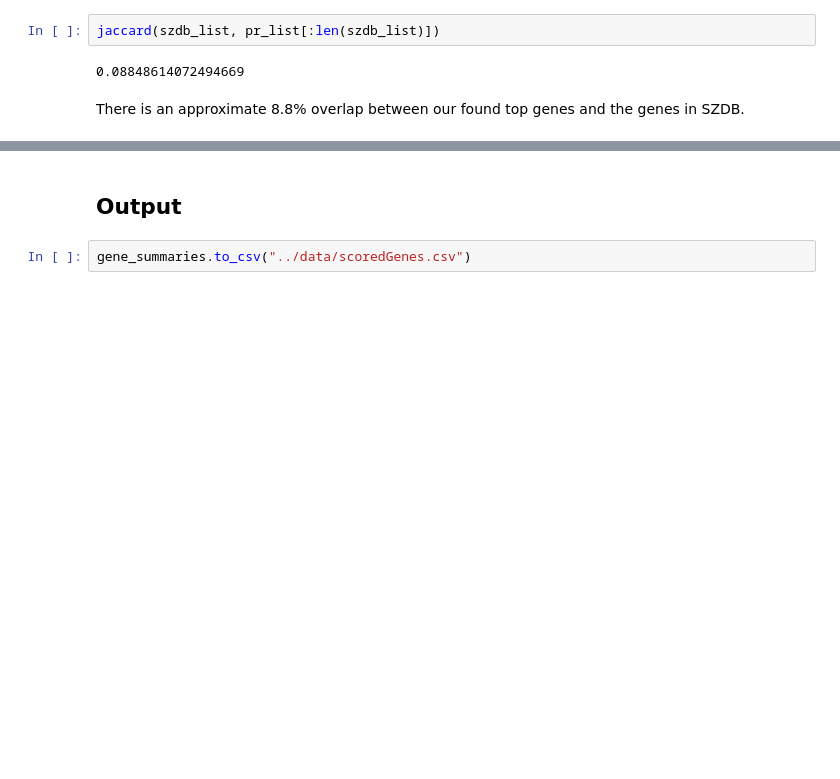
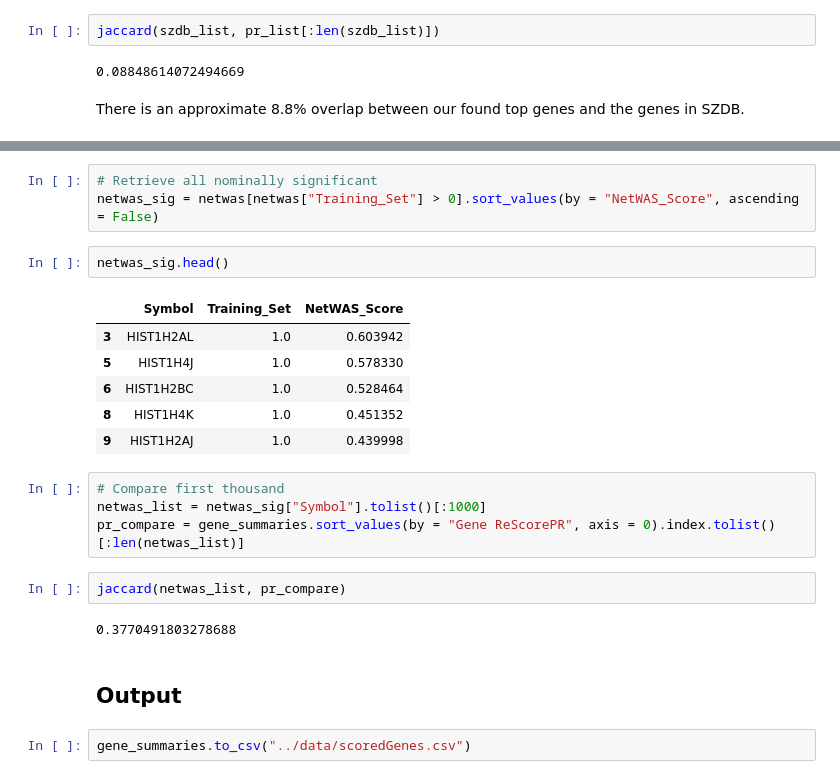
Before and after one commit to kkchau/NetGWAS, a Jupyter notebook: work/NetworkGWAS.ipynb, the cells around one changed output, grey strips where cells are left out. Drawn from its saved outputs; the diff is of its cells as text; blank space fills up the shorter version.

```diff
--- a/work/NetworkGWAS.ipynb
+++ b/work/NetworkGWAS.ipynb
@@ -251,3 +299,23 @@ There is an approximate 8.8% overlap between our found top genes and the genes i
+# %%
+# Retrieve all nominally significant
+netwas_sig = netwas[netwas["Training_Set"] > 0].sort_values(by = "NetWAS_Score", ascending = False)
+# %%
+netwas_sig.head()
+# %% [output]
+|  | Symbol | Training_Set | NetWAS_Score |
+| 3 | HIST1H2AL | 1.0 | 0.603942 |
+| 5 | HIST1H4J | 1.0 | 0.578330 |
+| 6 | HIST1H2BC | 1.0 | 0.528464 |
+| 8 | HIST1H4K | 1.0 | 0.451352 |
+| 9 | HIST1H2AJ | 1.0 | 0.439998 |
+# %%
+# Compare first thousand
+netwas_list = netwas_sig["Symbol"].tolist()[:1000]
+pr_compare = gene_summaries.sort_values(by = "Gene ReScorePR", axis = 0).index.tolist()[:len(netwas_list)]
+# %%
+jaccard(netwas_list, pr_compare)
+# %% [output]
+0.3770491803278688
 # %% [markdown]
 ## Output
 # %%
```
Also changed, not shown: parts of 14 cells of this notebook, 6 other files.
